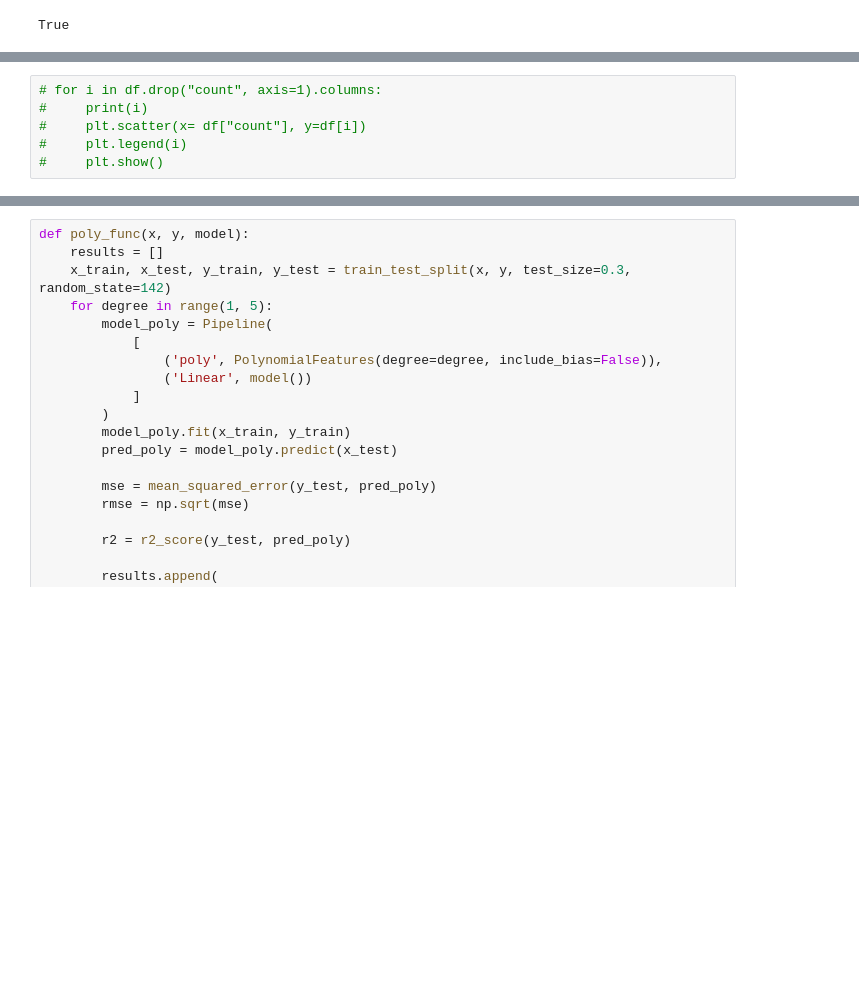
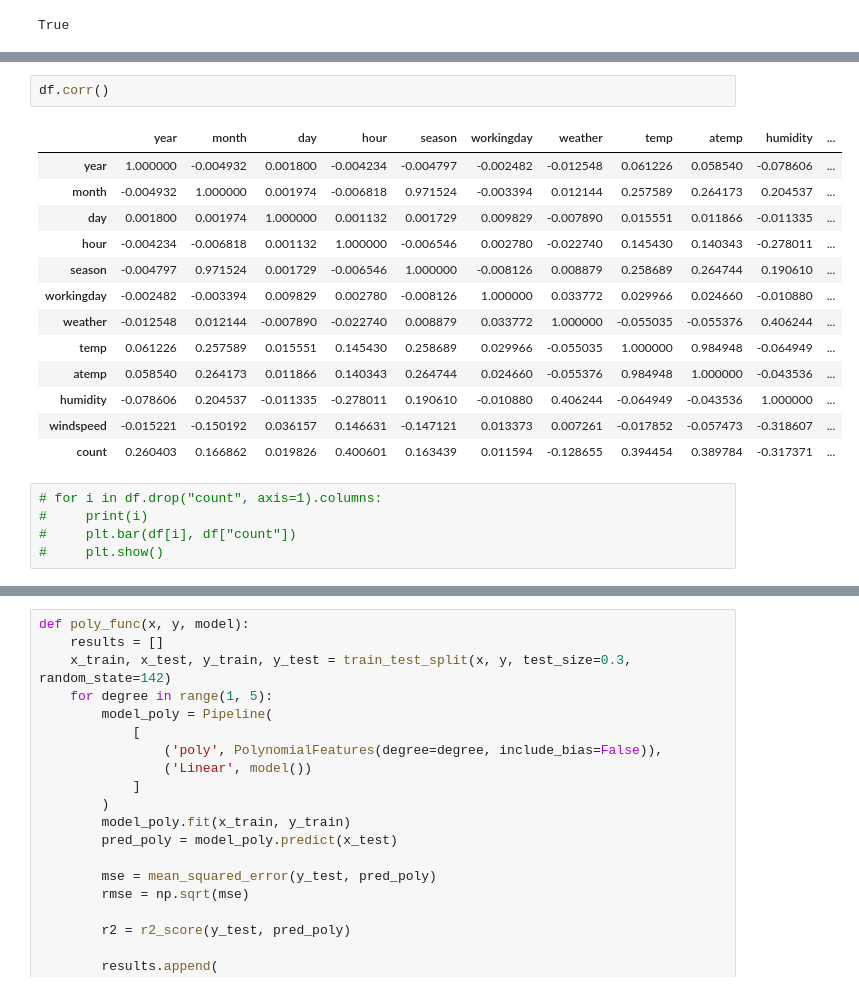
Before and after one commit to Clear-head/hipython_repo, a Jupyter notebook: BikeSharingDemand.ipynb, the cells around one changed output, grey strips where cells are left out. Saved outputs shown, nothing was run; the diff lists cells and outputs as text; blank space fills up the shorter version.

```diff
--- a/BikeSharingDemand.ipynb
+++ b/BikeSharingDemand.ipynb
@@ -106,6 +129,21 @@ df.describe()
+# %%
+df.corr()
+# %% [output]
+|  | year | month | day | hour | season | workingday | weather | temp | atemp | humidity | ... |
+| year | 1.000000 | -0.004932 | 0.001800 | -0.004234 | -0.004797 | -0.002482 | -0.012548 | 0.061226 | 0.058540 | -0.078606 | ... |
+| month | -0.004932 | 1.000000 | 0.001974 | -0.006818 | 0.971524 | -0.003394 | 0.012144 | 0.257589 | 0.264173 | 0.204537 | ... |
+| day | 0.001800 | 0.001974 | 1.000000 | 0.001132 | 0.001729 | 0.009829 | -0.007890 | 0.015551 | 0.011866 | -0.011335 | ... |
+| hour | -0.004234 | -0.006818 | 0.001132 | 1.000000 | -0.006546 | 0.002780 | -0.022740 | 0.145430 | 0.140343 | -0.278011 | ... |
+| season | -0.004797 | 0.971524 | 0.001729 | -0.006546 | 1.000000 | -0.008126 | 0.008879 | 0.258689 | 0.264744 | 0.190610 | ... |
+| workingday | -0.002482 | -0.003394 | 0.009829 | 0.002780 | -0.008126 | 1.000000 | 0.033772 | 0.029966 | 0.024660 | -0.010880 | ... |
+| weather | -0.012548 | 0.012144 | -0.007890 | -0.022740 | 0.008879 | 0.033772 | 1.000000 | -0.055035 | -0.055376 | 0.406244 | ... |
+| temp | 0.061226 | 0.257589 | 0.015551 | 0.145430 | 0.258689 | 0.029966 | -0.055035 | 1.000000 | 0.984948 | -0.064949 | ... |
+| atemp | 0.058540 | 0.264173 | 0.011866 | 0.140343 | 0.264744 | 0.024660 | -0.055376 | 0.984948 | 1.000000 | -0.043536 | ... |
+| humidity | -0.078606 | 0.204537 | -0.011335 | -0.278011 | 0.190610 | -0.010880 | 0.406244 | -0.064949 | -0.043536 | 1.000000 | ... |
+| windspeed | -0.015221 | -0.150192 | 0.036157 | 0.146631 | -0.147121 | 0.013373 | 0.007261 | -0.017852 | -0.057473 | -0.318607 | ... |
+| count | 0.260403 | 0.166862 | 0.019826 | 0.400601 | 0.163439 | 0.011594 | -0.128655 | 0.394454 | 0.389784 | -0.317371 | ... |
 # %%
 # for i in df.drop("count", axis=1).columns:
 #     print(i)
-#     plt.scatter(x= df["count"], y=df[i])
-#     plt.legend(i)
+#     plt.bar(df[i], df["count"])
 #     plt.show()
```
Also changed, not shown: parts of 84 cells of this notebook.
